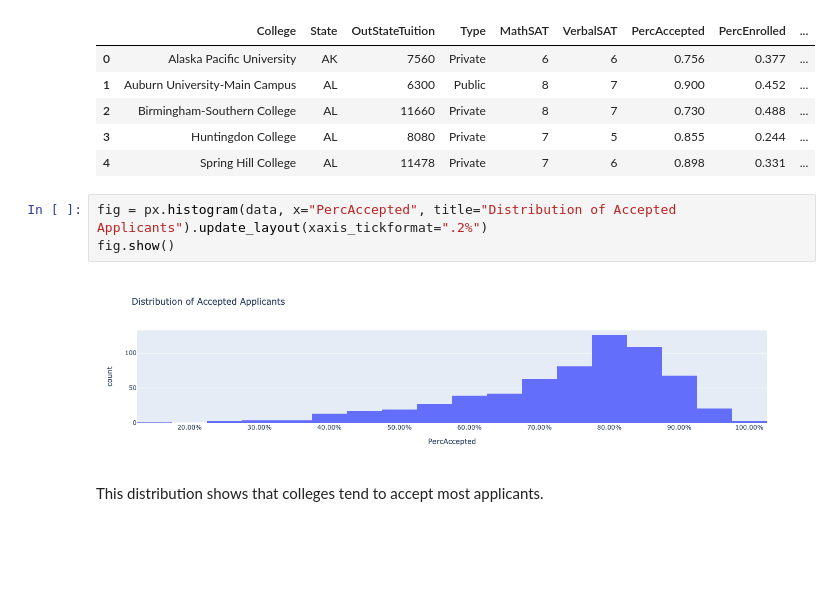
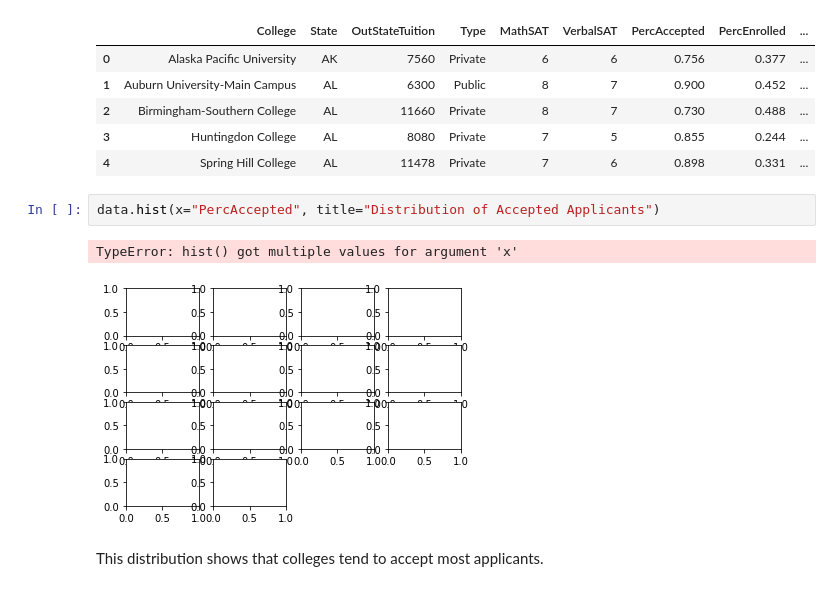
Before and after one commit to ibm-developer-skills-network/Jupyter-Book-GP, a Jupyter notebook: Analysis.ipynb, the cells around one changed output. Drawn from its saved outputs; the diff is of its cells as text; blank space fills up the shorter version.

Commit message:
more plotting options

```diff
--- a/Analysis.ipynb
+++ b/Analysis.ipynb
@@ -16,10 +16,10 @@ data.head()
 | 3 | Huntingdon College | AL | 8080 | Private | 7 | 5 | 0.855 | 0.244 | ... |
 | 4 | Spring Hill College | AL | 11478 | Private | 7 | 6 | 0.898 | 0.331 | ... |
 # %%
-fig = px.histogram(data, x="PercAccepted", title="Distribution of Accepted Applicants").update_layout(xaxis_tickformat=".2%")
-fig.show()
+data.hist(x="PercAccepted", title="Distribution of Accepted Applicants")
 # %% [output]
+TypeError: hist() got multiple values for argument 'x'
-[figure, old version]
+[figure, new version]
 # %% [markdown]
 This distribution shows that colleges tend to accept most applicants.
 # %%
```
